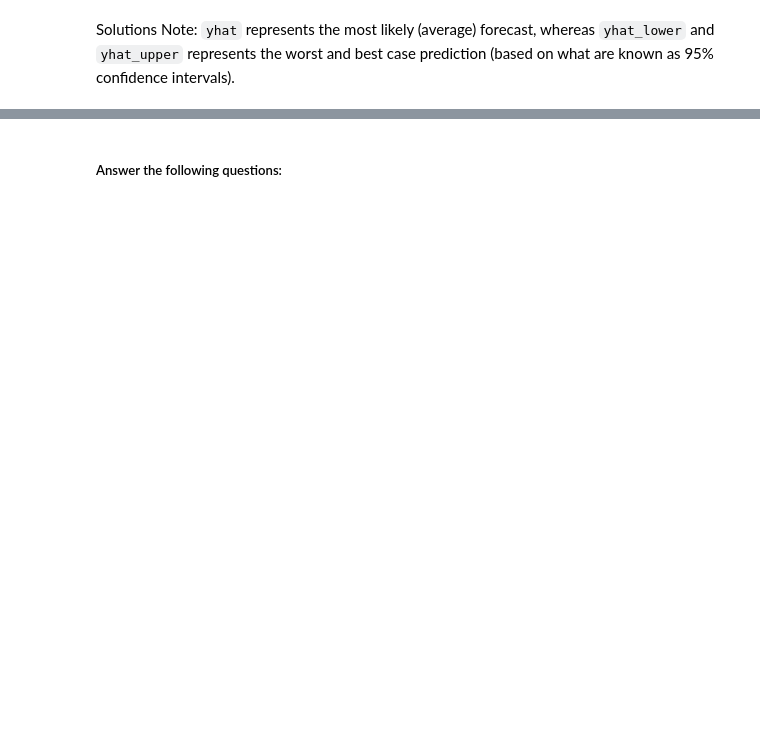
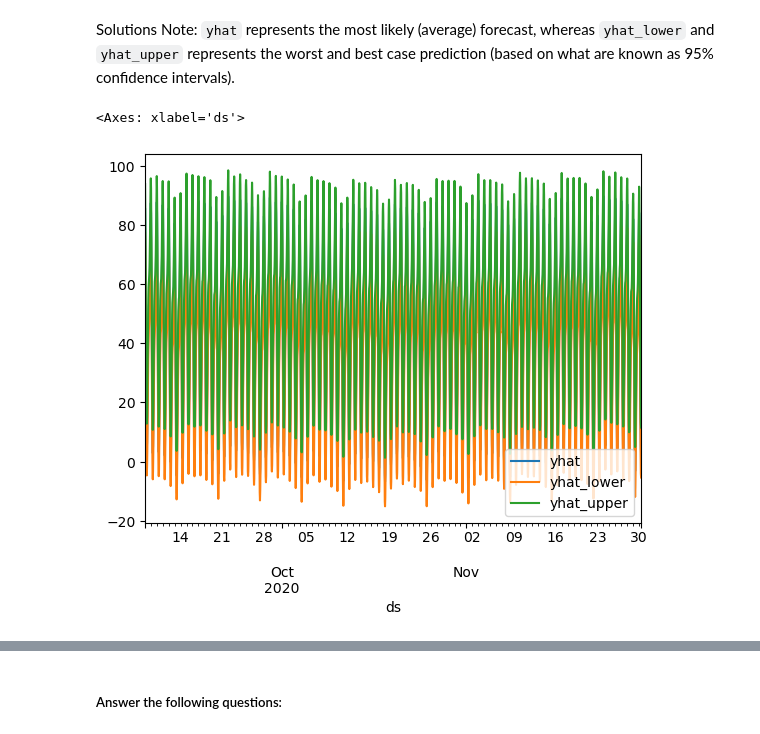
Before and after one commit to ArmZamJr/prophet-challenge, a Jupyter notebook: forecasting_net_prophet.ipynb, the cells around one changed output, grey strips where cells are left out. Cells and saved outputs as stored; diff of their text form; code cells hidden in the pictures; blank space fills up the shorter version.

```diff
--- a/forecasting_net_prophet.ipynb
+++ b/forecasting_net_prophet.ipynb
@@ -496,6 +494,8 @@ pro_fun.plot(future_df)
 * What's the lowest point for search traffic in the calendar year?
 # %%
 # Set the index in the forecast_mercado_trends DataFrame to the ds datetime column
-
+future_df = future_df.set_index("ds")
 
 # View the only the yhat,yhat_lower and yhat_upper columns from the DataFrame
+
+future_df[['yhat','yhat_lower','yhat_upper']].head()
@@ -504,5 +512,9 @@ Solutions Note: `yhat` represents the most likely (average) forecast, whereas `y
 # %%
 # From the forecast_mercado_trends DataFrame, plot the data to visualize
 #  the yhat, yhat_lower, and yhat_upper columns over the last 2000 hours
+future_df[['yhat', 'yhat_lower', 'yhat_upper']].iloc[-2000:,:].plot()
+# %% [output]
+<Axes: xlabel='ds'>
+[figure, added]
 # %%
 # Reset the index in the forecast_mercado_trends DataFrame
```
Also changed, not shown: parts of 12 cells of this notebook, 1 other file.
